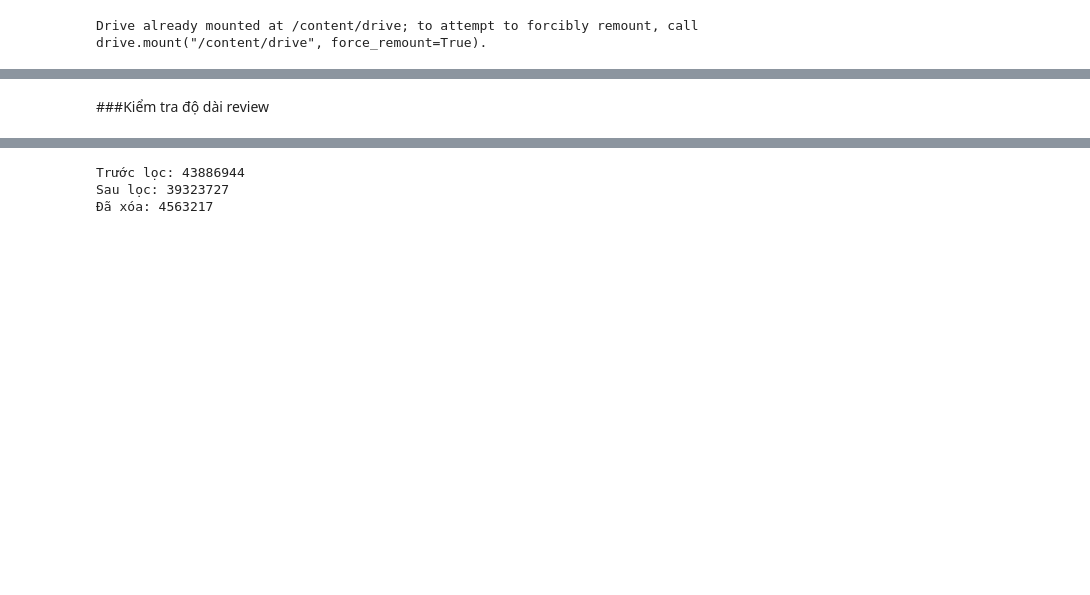
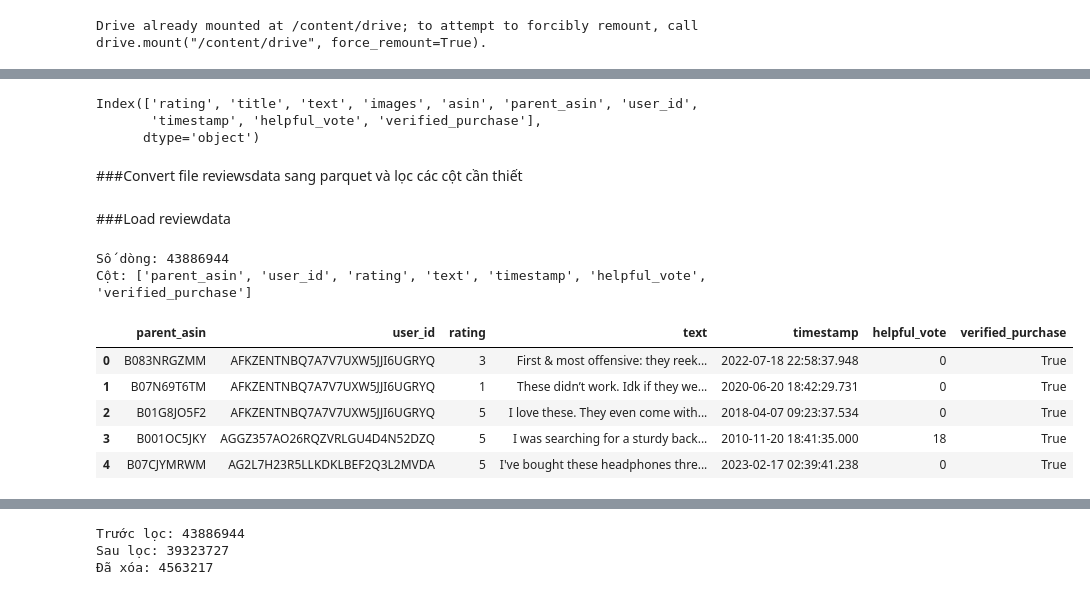
Before and after one commit to OuyangXuelili/BigData, a Jupyter notebook: lam_sach_data.ipynb, the cells around one changed output, grey strips where cells are left out. Cells and saved outputs as stored; diff of their text form; code cells hidden in the pictures; blank space fills up the shorter version.

```diff
--- a/lam_sach_data.ipynb
+++ b/lam_sach_data.ipynb
@@ -55,2 +16,15 @@ timestamp              0
-# %% [markdown]
-###Kiểm tra độ dài review
+# %%
+#Xem nhanh các cột
+df_sample = pd.read_json(
+    "/content/drive/MyDrive/Kpdl1/reviews_Electronics.jsonl",
+    lines=True,
+    nrows=2000
+)
+
+df_sample.columns
+# %% [output]
+Index(['rating', 'title', 'text', 'images', 'asin', 'parent_asin', 'user_id',
+       'timestamp', 'helpful_vote', 'verified_purchase'],
+      dtype='object')
+# %% [markdown]
+###Convert file reviewsdata sang parquet và lọc các cột cần thiết
@@ -56,0 +40,16 @@ timestamp              0
+# %% [markdown]
+###Load reviewdata
+# %%
+reviews = dd.read_parquet("/content/drive/MyDrive/Kpdl1/reviews_Electronics.parquet")
+print("Số dòng:", reviews.shape[0].compute())
+print("Cột:", list(reviews.columns))
+reviews.head()
+# %% [output]
+Số dòng: 43886944
+Cột: ['parent_asin', 'user_id', 'rating', 'text', 'timestamp', 'helpful_vote', 'verified_purchase']
+|  | parent_asin | user_id | rating | text | timestamp | helpful_vote | verified_purchase |
+| 0 | B083NRGZMM | AFKZENTNBQ7A7V7UXW5JJI6UGRYQ | 3 | First & most offensive: they reek... | 2022-07-18 22:58:37.948 | 0 | True |
+| 1 | B07N69T6TM | AFKZENTNBQ7A7V7UXW5JJI6UGRYQ | 1 | These didn’t work. Idk if they we... | 2020-06-20 18:42:29.731 | 0 | True |
+| 2 | B01G8JO5F2 | AFKZENTNBQ7A7V7UXW5JJI6UGRYQ | 5 | I love these. They even come with... | 2018-04-07 09:23:37.534 | 0 | True |
+| 3 | B001OC5JKY | AGGZ357AO26RQZVRLGU4D4N52DZQ | 5 | I was searching for a sturdy back... | 2010-11-20 18:41:35.000 | 18 | True |
+| 4 | B07CJYMRWM | AG2L7H23R5LLKDKLBEF2Q3L2MVDA | 5 | I've bought these headphones thre... | 2023-02-17 02:39:41.238 | 0 | True |
```
Also changed, not shown: parts of 33 cells of this notebook.
